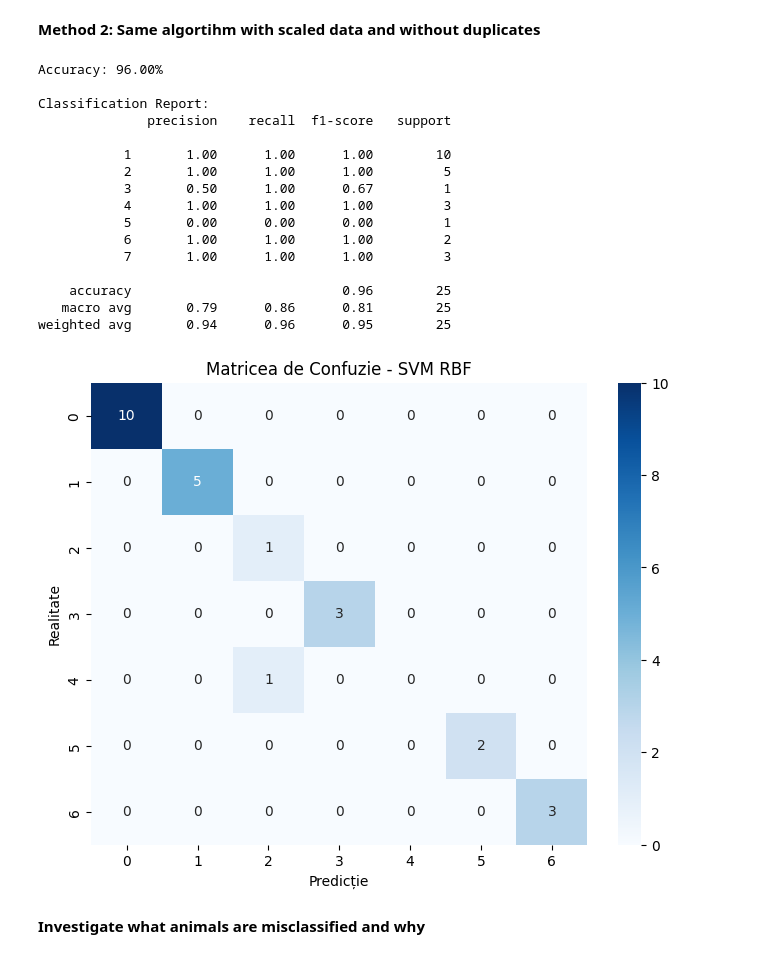
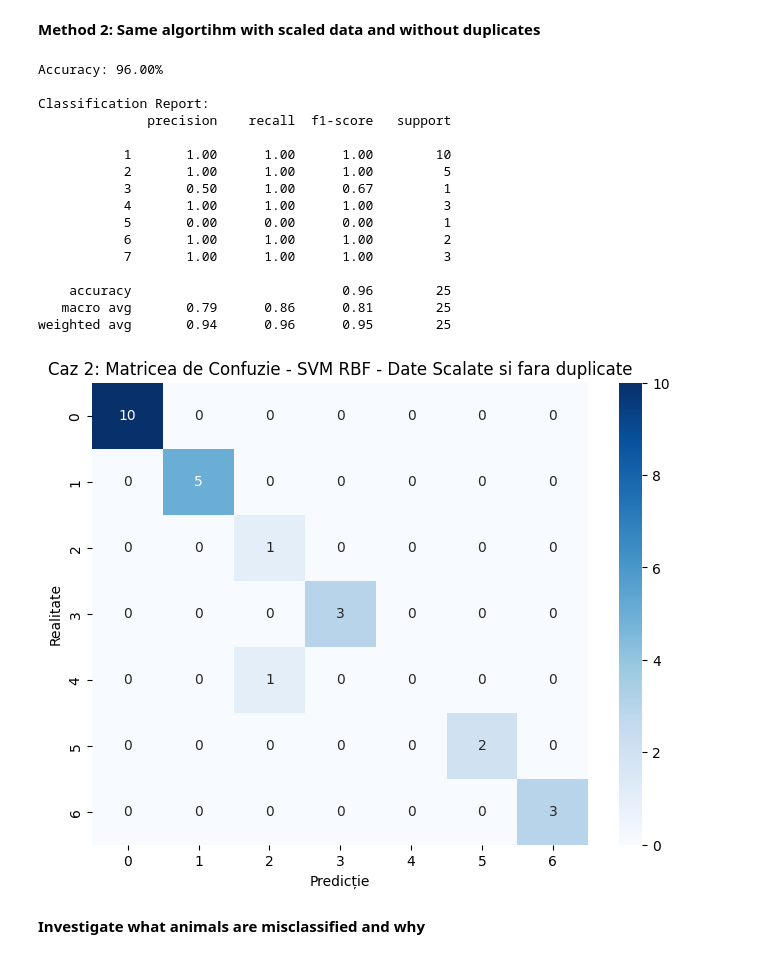
Before and after one commit to DenisaEM/ProiectIA-, a Jupyter notebook: ProiectIA_ZOO_with_SVM.ipynb, the cells around one changed output. Cells and saved outputs as stored; diff of their text form; code cells hidden in the pictures.

```diff
--- a/ProiectIA_ZOO_with_SVM.ipynb
+++ b/ProiectIA_ZOO_with_SVM.ipynb
@@ -228,47 +225,44 @@ sc = StandardScaler()
 X_train_scaled = sc.fit_transform(X_train)
 X_test_scaled = sc.transform(X_test)
 # %%
-from sklearn.metrics import accuracy_score, classification_report
+from sklearn.metrics import accuracy_score, classification_report, confusion_matrix
 
 model=svm.SVC(kernel='rbf',C=1,gamma='scale')
 model.fit(X_train_scaled,y_train)
 predictie_scaled = model.predict(X_test_scaled)
 
 # See the results
 print(f"Accuracy: {accuracy_score(y_test, predictie_scaled) * 100:.2f}%")
 print("\nClassification Report:")
 print(classification_report(y_test, predictie_scaled, zero_division=0))
+
+# Calculating the confusion matrix
+cm = confusion_matrix(y_test, predictie_scaled)
+
+plt.figure(figsize=(8,6))
+sns.heatmap(cm, annot=True, fmt='d', cmap='Blues')
+plt.xlabel('Predicție')
+plt.ylabel('Realitate')
+plt.title('Caz 2: Matricea de Confuzie - SVM RBF - Date Scalate si fara duplicate')
+plt.show()
 # %% [output]
 Accuracy: 96.00%
 
 Classification Report:
               precision    recall  f1-score   support
 
            1       1.00      1.00      1.00        10
            2       1.00      1.00      1.00         5
            3       0.50      1.00      0.67         1
            4       1.00      1.00      1.00         3
            5       0.00      0.00      0.00         1
            6       1.00      1.00      1.00         2
            7       1.00      1.00      1.00         3
 
     accuracy                           0.96        25
    macro avg       0.79      0.86      0.81        25
 weighted avg       0.94      0.96      0.95        25
+[figure, added]
-# %%
-from sklearn.metrics import confusion_matrix
-
-# Calculating the confusion matrix
-cm = confusion_matrix(y_test, predictie_scaled)
-
-plt.figure(figsize=(8,6))
-sns.heatmap(cm, annot=True, fmt='d', cmap='Blues')
-plt.xlabel('Predicție')
-plt.ylabel('Realitate')
-plt.title('Matricea de Confuzie - SVM RBF')
-plt.show()
-# %% [output]
-[figure, removed]
 # %% [markdown]
 **Investigate what animals are misclassified and why**
 # %%
```
Also changed, not shown: parts of 5 cells of this notebook.
